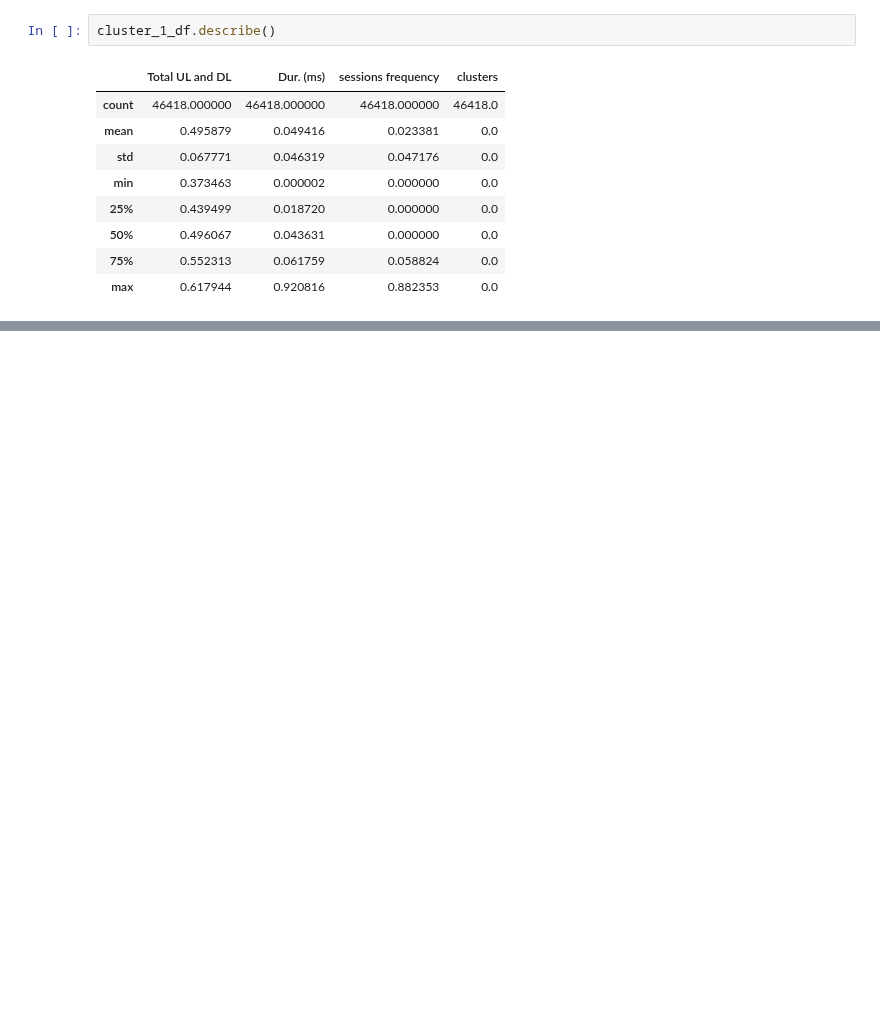
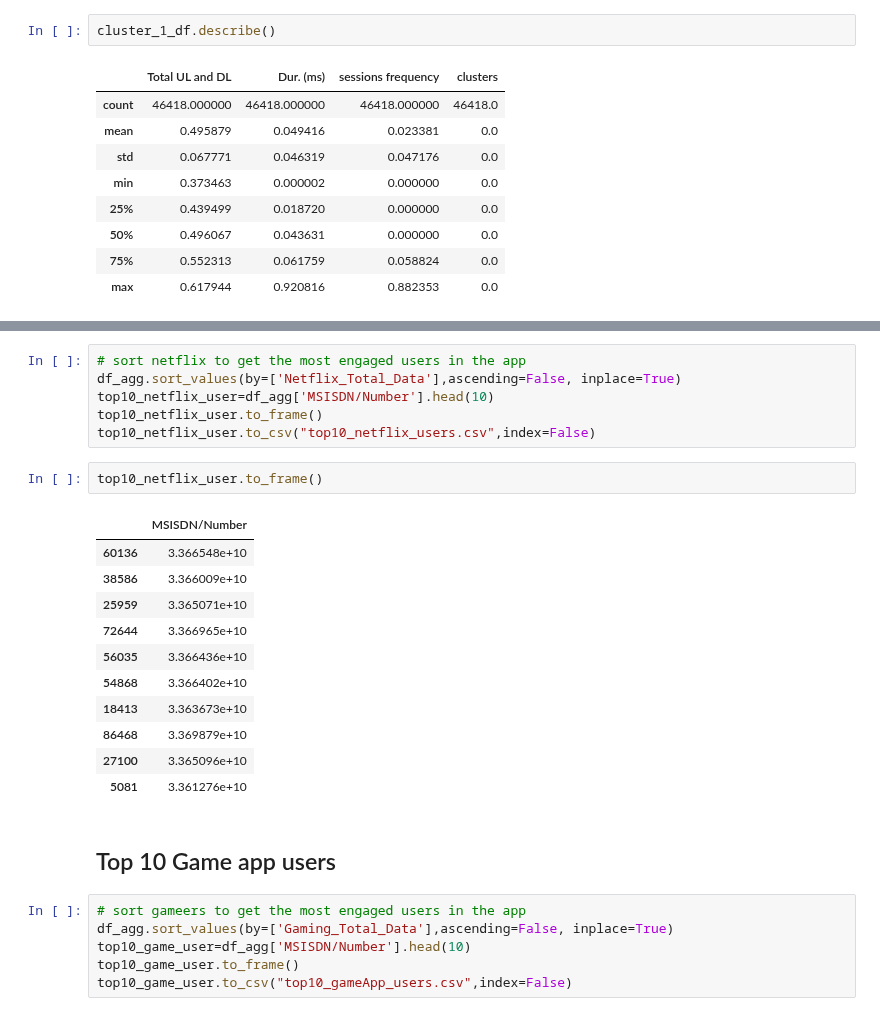
Before and after one commit to Abel-Blue/telecom-user-analytics, a Jupyter notebook: notebooks/user_engagementAnalysis.ipynb, the cells around one changed output, grey strips where cells are left out. Drawn from its saved outputs; the diff is of its cells as text; blank space fills up the shorter version.

```diff
--- a/notebooks/user_engagementAnalysis.ipynb
+++ b/notebooks/user_engagementAnalysis.ipynb
@@ -462,0 +501,28 @@ Email_top10_users.to_csv("top10_email_users.csv",index=False)
+# %%
+# sort netflix to get the most engaged users in the app
+df_agg.sort_values(by=['Netflix_Total_Data'],ascending=False, inplace=True)
+top10_netflix_user=df_agg['MSISDN/Number'].head(10)
+top10_netflix_user.to_frame()
+top10_netflix_user.to_csv("top10_netflix_users.csv",index=False)
+# %%
+top10_netflix_user.to_frame()
+# %% [output]
+|  | MSISDN/Number |
+| 60136 | 3.366548e+10 |
+| 38586 | 3.366009e+10 |
+| 25959 | 3.365071e+10 |
+| 72644 | 3.366965e+10 |
+| 56035 | 3.366436e+10 |
+| 54868 | 3.366402e+10 |
+| 18413 | 3.363673e+10 |
+| 86468 | 3.369879e+10 |
+| 27100 | 3.365096e+10 |
+| 5081 | 3.361276e+10 |
+# %% [markdown]
+## Top 10 Game app users
+# %%
+# sort gameers to get the most engaged users in the app
+df_agg.sort_values(by=['Gaming_Total_Data'],ascending=False, inplace=True)
+top10_game_user=df_agg['MSISDN/Number'].head(10)
+top10_game_user.to_frame()
+top10_game_user.to_csv("top10_gameApp_users.csv",index=False)
```
Also changed, not shown: parts of 56 cells of this notebook, 3 other files.
